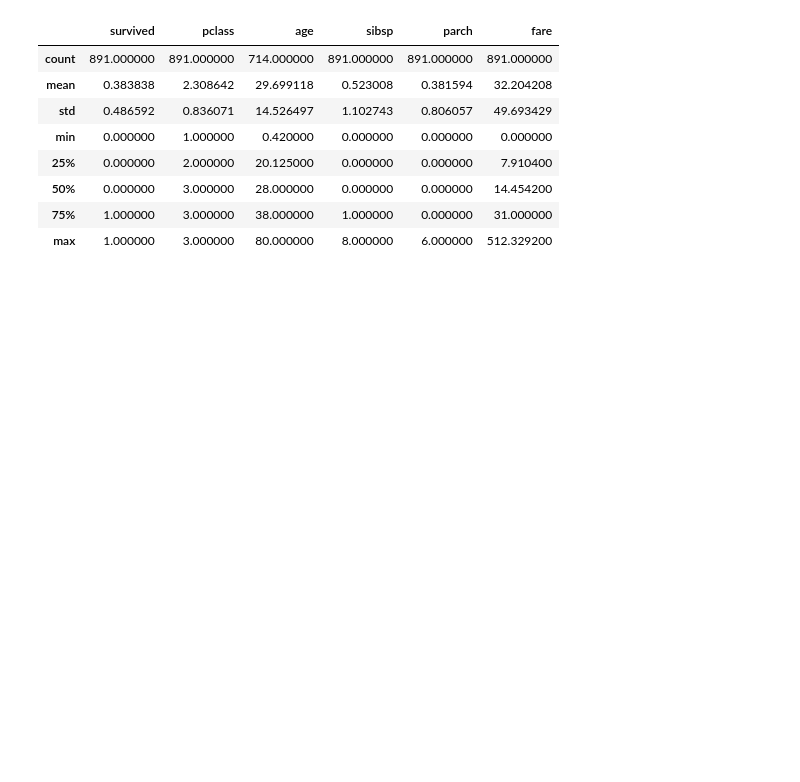
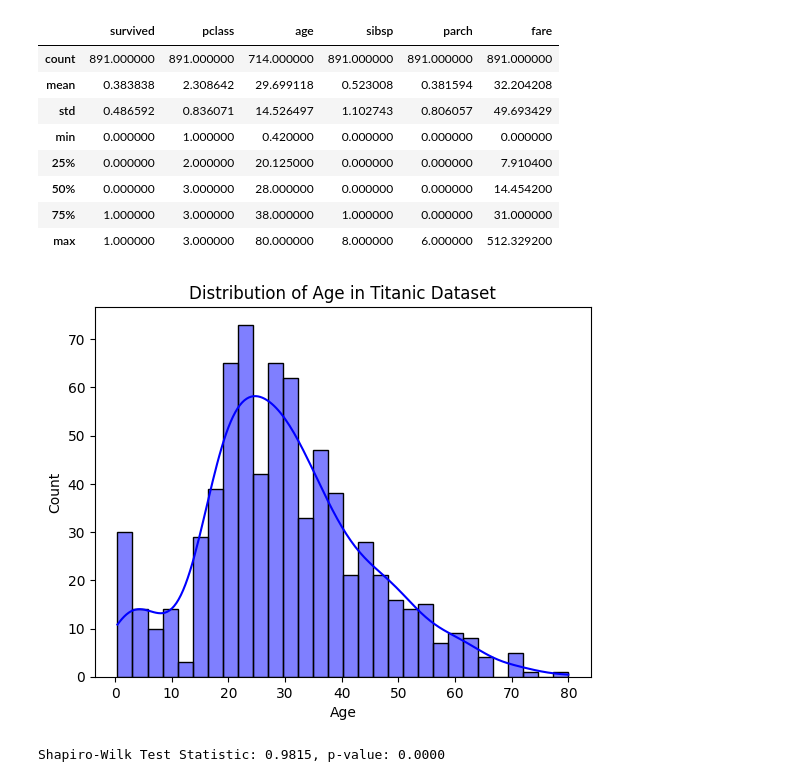
Before and after one commit to ejazurrehman/EDA, a Jupyter notebook: EDA.ipynb, the cells around one changed output. Drawn from its saved outputs; the diff is of its cells as text; code cells hidden in the pictures; blank space fills up the shorter version.

Commit message:
Updated for Normality test

```diff
--- a/EDA.ipynb
+++ b/EDA.ipynb
@@ -108,3 +108,41 @@ df.describe()
 | 50% | 0.000000 | 3.000000 | 28.000000 | 0.000000 | 0.000000 | 14.454200 |
 | 75% | 1.000000 | 3.000000 | 38.000000 | 1.000000 | 0.000000 | 31.000000 |
 | max | 1.000000 | 3.000000 | 80.000000 | 8.000000 | 6.000000 | 512.329200 |
+# %%
+# prepare hist plot for age
+import seaborn as sns
+import matplotlib.pyplot as plt
+
+# Load Titanic dataset
+df = sns.load_dataset("titanic")
+
+# Plot histogram for age
+sns.histplot(df['age'], bins=30, kde=True, color='blue')
+
+# Add labels and title
+plt.xlabel("Age")
+plt.ylabel("Count")
+plt.title("Distribution of Age in Titanic Dataset")
+
+# Show plot
+plt.show()
+# %% [output]
+[figure, added]
+# %%
+# apply shapiro wilk test to check the normality
+import seaborn as sns
+import scipy.stats as stats
+
+# Load Titanic dataset
+df = sns.load_dataset("titanic")
+
+# Drop missing values in 'age' column
+age_data = df['age'].dropna()
+
+# Apply Shapiro-Wilk test
+shapiro_test = stats.shapiro(age_data)
+
+# Print the test result
+print(f"Shapiro-Wilk Test Statistic: {shapiro_test.statistic:.4f}, p-value: {shapiro_test.pvalue:.4f}")
+# %% [output]
+Shapiro-Wilk Test Statistic: 0.9815, p-value: 0.0000
```
